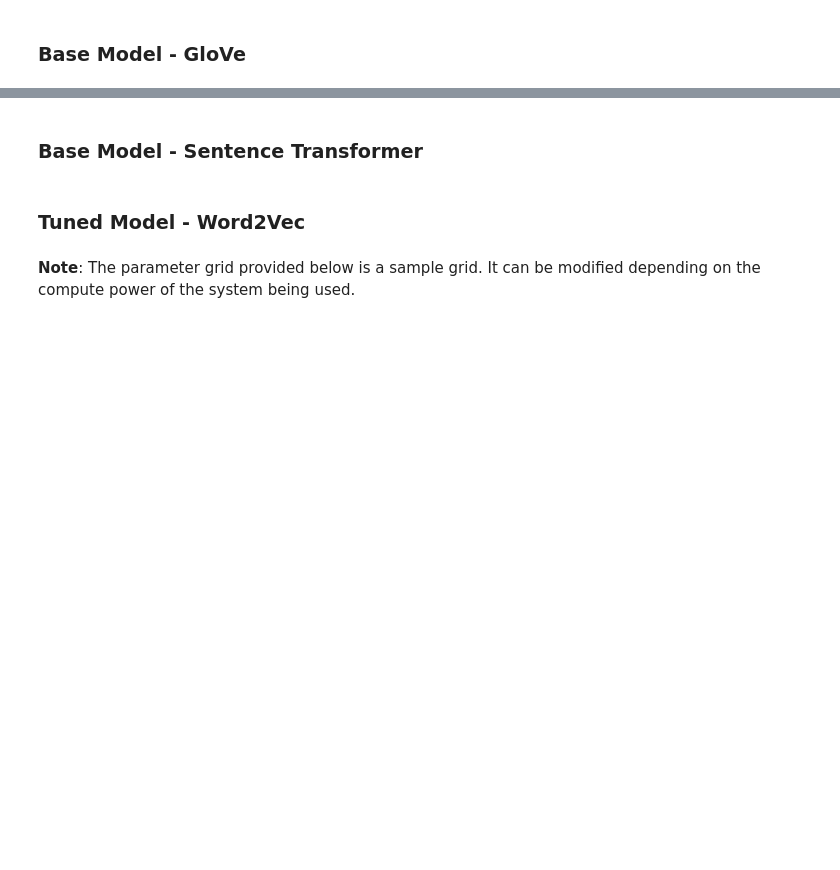
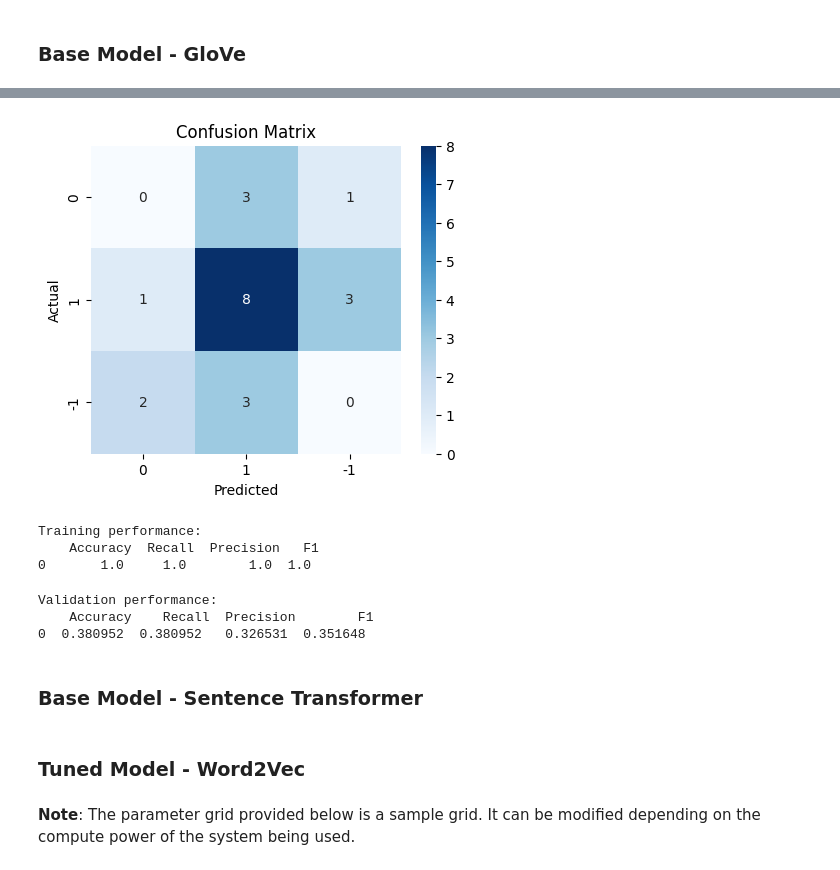
Before and after one commit to braju78/pythonFundamentals, a Jupyter notebook: Week6 Project - Stock market analysis/NLP_Project_Low_Code-2.ipynb, the cells around one changed output, grey strips where cells are left out. Drawn from its saved outputs; the diff is of its cells as text; code cells hidden in the pictures; blank space fills up the shorter version.

```diff
--- a/Week6 Project - Stock market analysis/NLP_Project_Low_Code-2.ipynb
+++ b/Week6 Project - Stock market analysis/NLP_Project_Low_Code-2.ipynb
@@ -635,13 +741,23 @@ plot_confusion_matrix(_____,_____,_____) #Complete the code to plot the confusio
 # %%
-plot_confusion_matrix(_____,_____,_____) #Complete the code to plot the confusion matrix for the validation data
+plot_confusion_matrix(base_wv,X_val_gl,y_val) #Complete the code to plot the confusion matrix for the validation data
+# %% [output]
+[figure, added]
 # %%
 #Calculating different metrics on training data
-base_train_gl=model_performance_classification_sklearn(_____,_____,_____) #Complete the code to compute the model performance for the training data
+base_train_gl=model_performance_classification_sklearn(base_wv,X_train_gl,y_train) #Complete the code to compute the model performance for the training data
 print("Training performance:\n", base_train_gl)
+# %% [output]
+Training performance:
+    Accuracy  Recall  Precision   F1
+0       1.0     1.0        1.0  1.0
 # %%
 #Calculating different metrics on validation data
-base_val_gl = model_performance_classification_sklearn(_____,_____,_____) #Complete the code to compute the model performance for the validation data
+base_val_gl = model_performance_classification_sklearn(base_wv,X_val_gl,y_val) #Complete the code to compute the model performance for the validation data
 print("Validation performance:\n",base_val_gl)
+# %% [output]
+Validation performance:
+    Accuracy    Recall  Precision        F1
+0  0.380952  0.380952   0.326531  0.351648
 # %% [markdown]
 ### Base Model - Sentence Transformer
 # %%
```
Also changed, not shown: parts of 19 cells of this notebook.
